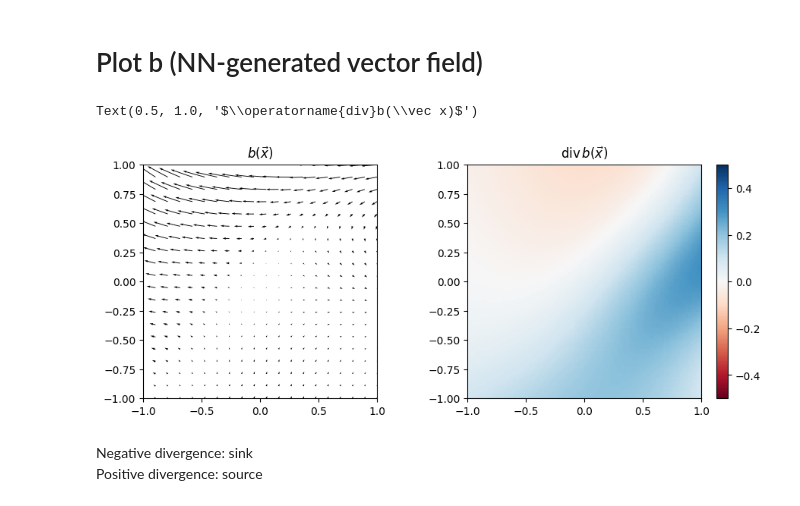
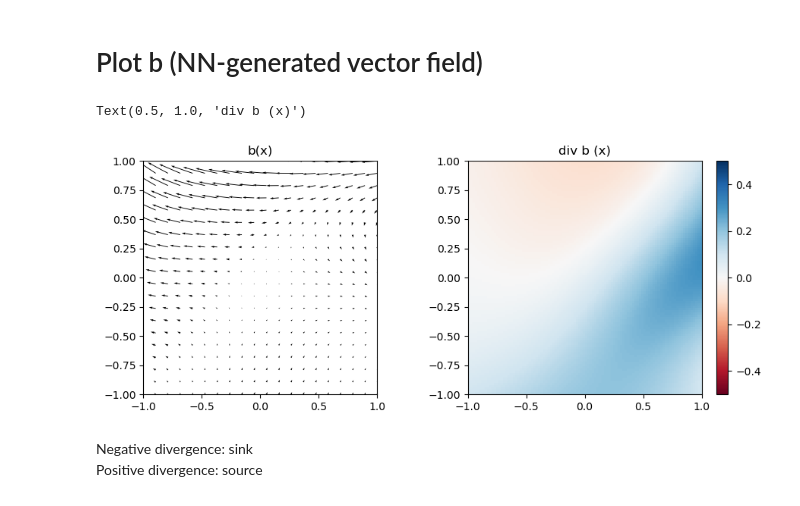
Before and after one commit to kimbente/ice_thickness, a Jupyter notebook: neural_conservation_MWI.ipynb, the cells around one changed output. Cells and saved outputs as stored; diff of their text form; code cells hidden in the pictures.

```diff
--- a/neural_conservation_MWI.ipynb
+++ b/neural_conservation_MWI.ipynb
@@ -29,15 +32,17 @@ dims = 2
 # %%
+dims = 2
+
 # f is a subclass of flax.linen.Module i.e. nn.Module
 class b(nn.Module):
     """
     Pass X through a NN to generate an arbitrary vector field R^d -> R^d
     Input: vector of size dims
     (not for batch mode but for single point input)
-    Output: b (in paper)
+    Output: b (in line with notation in paper, same dims as input)
     """
     # compact definition of NN layers
     @nn.compact
-    def __call__(self, x, d_hidden=128):
+    def __call__(self, x, d_hidden = 128):
         x = nn.Dense(dims)(x)
         x = nn.gelu(x)
         x = nn.Dense(d_hidden)(x)
@@ -55,7 +60,7 @@ model = b()
 key1, key2 = jax.random.split(jax.random.PRNGKey(21))
 # key1, key2 = jax.random.split(jax.random.PRNGKey(34))
 
-# generate random input x of shape (2,)
+# generate random single input point x of shape (2,)
 x = jax.random.normal(key1, (dims,))
 # params is a dictionary containing all initial parameters
 params = model.init(key2, x)
@@ -77,7 +84,7 @@ Array([-0.08072662,  0.01652612], dtype=float32)
 n_grid = 100
 extent = 1
 
-# x_ary is shape (100,)
+# x_ary is shape (100,) from -1 to 1
 x_ary = jnp.linspace(-extent, extent, n_grid)
 
 # meshgrid outputs (100, 100) and (100, 100)
@@ -87,44 +94,53 @@ x_mesh = rearrange(jnp.array(jnp.meshgrid(x_ary, x_ary)).T, "x y d -> (x y) d")
 
 # Repeat for quiver plot mesh with slightly coarser grid
 n_grid_quiver = 20
+
+# x_ary_quiver.shape = (20,)
 x_ary_quiver = jnp.linspace(-extent, extent, n_grid_quiver)
-x_mesh_quiver = rearrange(jnp.array(jnp.meshgrid(x_ary_quiver, x_ary_quiver)).T, "x y d -> (x y) d")
+x_grid_quiver, y_grid_quiver = jnp.meshgrid(x_ary_quiver, x_ary_quiver)
+# flatten each and concat
+# x_mesh_quiver.shape = (400, 2)
+# x_mesh_quiver[:, 0] is x, where the
+x_mesh_quiver = jnp.concatenate([x_grid_quiver.reshape(-1)[:, None], y_grid_quiver.reshape(-1)[:, None]], axis = 1)
+# previous code:
+# x_mesh_quiver = rearrange(jnp.array(jnp.meshgrid(x_ary_quiver, y_ary_quiver)).T, "x y d -> (x y) d")
 # %% [markdown]
 # Plot b (NN-generated vector field)
 # %%
 # keep the figuresize to both are equal
 fig, ax = plt.subplots(1, 2, figsize = (11, 4))
 
 # Quiver plot
 
 # f_for_jac(x_mesh_quiver) has shape (400, 2)
 # vmap applies b_for_jac to each element of x_mesh_quiver
 # vmap(b_for_jac)(x_mesh_quiver) == f_for_jac(x_mesh_quiver) but vmaps uses parallel batch computing
 # T transposes so that the dimensions are upfront, i.e. (2, 400) for U and V respectively
 U, V = vmap(b_for_jac)(x_mesh_quiver).T
-X, Y = x_mesh_quiver.T
+X, Y = x_grid_quiver, y_grid_quiver
 ax[0].quiver(X, Y, U, V)
 ax[0].set_aspect(1.)
-ax[0].set_title(r"$b(\vec x)$")
+ax[0].set_title("b(x)")
+# ax[0].set_title(r"$b(\vec x)$")
 ax[0].set_xlim(-extent, extent)
 ax[0].set_ylim(-extent, extent)
 
 # Divergence
 # without vmap, jacfwd(f_for_jac)(x_mesh) would be too slow
 # vmap(jacfwd(f_for_jac))(x_mesh) produces (10000, 2, 2) where every 2x2 matrix is the Jacobian of f_for_jac at a point
 # trace over the second and third trace of the input tensor
 im = ax[1].imshow(rearrange(jnp.trace(vmap(jacfwd(b_for_jac))(x_mesh), axis1 = 1, axis2 = 2),
                             "(x y) -> x y", x = n_grid),
                             vmin = -0.5, vmax = 0.5,
                             cmap = 'RdBu',
                             extent = [-extent, extent, -extent, extent],
                             origin = 'lower')
 
 fig.colorbar(im, ax = ax[1])
-ax[1].set_title(r"$\operatorname{div}b(\vec x)$")
+ax[1].set_title("div b (x)")
 # %% [output]
-Text(0.5, 1.0, '$\\operatorname{div}b(\\vec x)$')
+Text(0.5, 1.0, 'div b (x)')
-[figure, old version]
+[figure, new version]
 # %% [markdown]
 Negative divergence: sink
 Positive divergence: source
```
Also changed, not shown: parts of 28 cells of this notebook, 2 other files.
